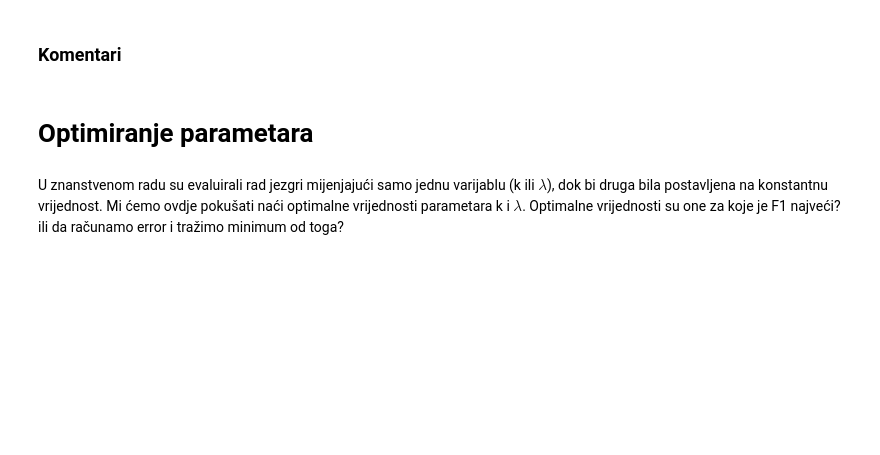
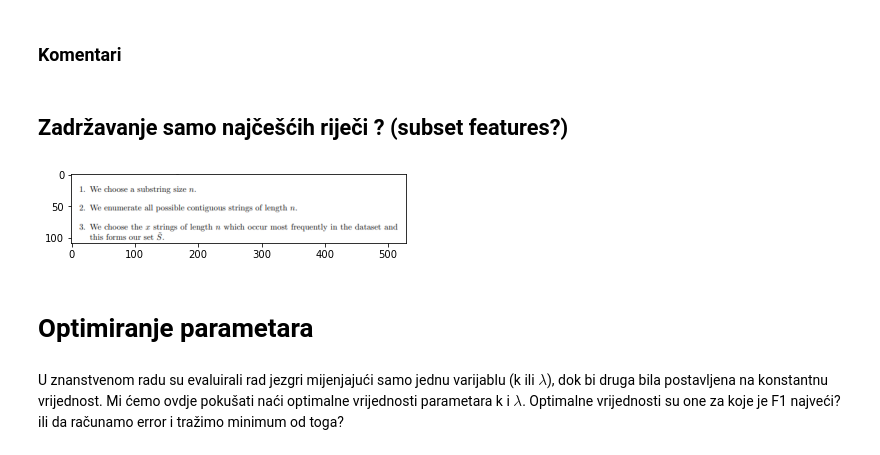
Before and after one commit to majajuric/UUZOP-Text-Classification-using-String-Kernels, a Jupyter notebook: Poboljšanje rezultata.ipynb, the cells around one changed output. Saved outputs shown, nothing was run; the diff lists cells and outputs as text; code cells hidden in the pictures; blank space fills up the shorter version.

```diff
--- a/Poboljšanje rezultata.ipynb
+++ b/Poboljšanje rezultata.ipynb
@@ -566,5 +566,13 @@ display(rezultat)
 # %% [markdown]
 ### Komentari
+# %% [markdown]
+## Zadržavanje samo najčešćih riječi ? (subset features?)
+# %%
+img = plt.imread("aproximation.png")
+plt.imshow(img)
+plt.show()
+# %% [output]
+[figure, added]
 # %% [markdown]
 # Optimiranje parametara
 # %% [markdown]
```
Also changed, not shown: parts of 11 cells of this notebook, 3 other files.
